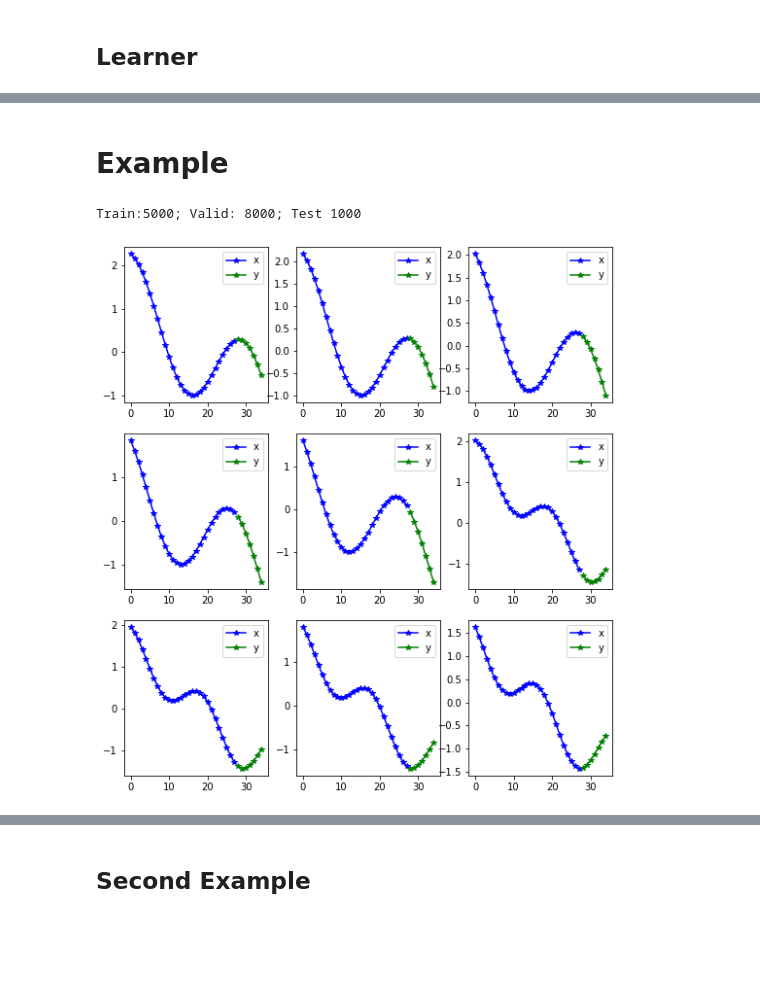
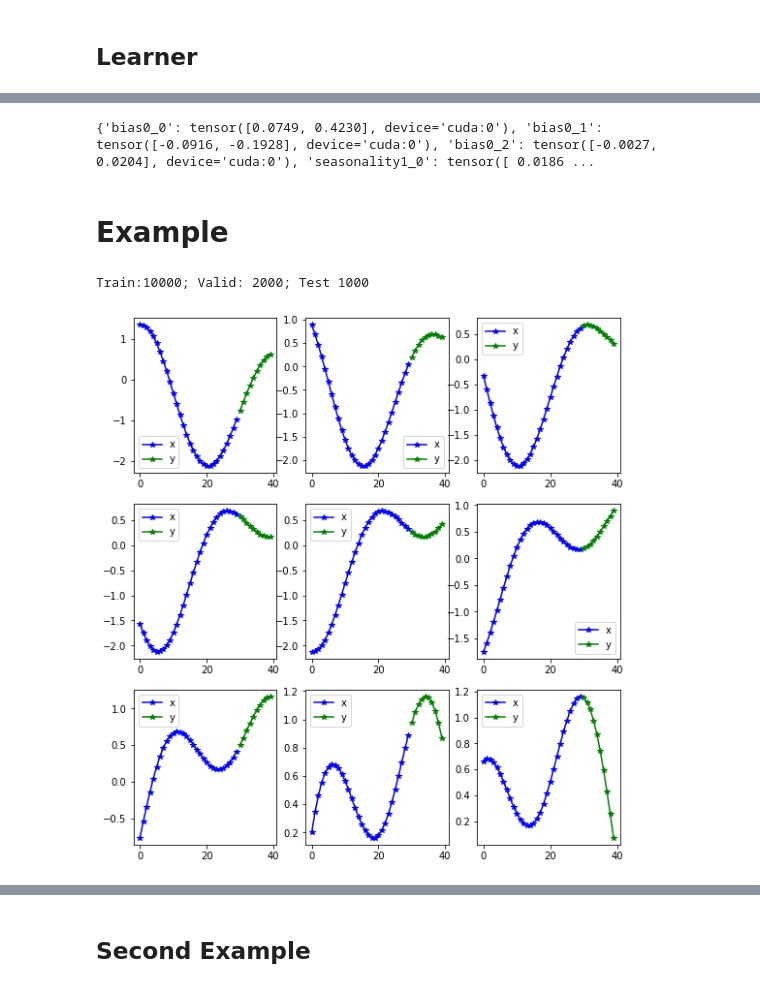
Before and after one commit to takotab/fastseq, a Jupyter notebook: nbs/10_models.nbeats.ipynb, the cells around one changed output, grey strips where cells are left out. Cells and saved outputs as stored; diff of their text form; code cells hidden in the pictures; blank space fills up the shorter version.

```diff
--- a/nbs/10_models.nbeats.ipynb
+++ b/nbs/10_models.nbeats.ipynb
@@ -403,11 +410,15 @@ Train:500; Valid: 800; Test 100
+# %%
+learn.n_beats_trainer.theta_means()
+# %% [output]
+{'bias0_0': tensor([0.0749, 0.4230], device='cuda:0'), 'bias0_1': tensor([-0.0916, -0.1928], device='cuda:0'), 'bias0_2': tensor([-0.0027,  0.0204], device='cuda:0'), 'seasonality1_0': tensor([ 0.0186 ...
 # %% [markdown]
 # Example
 # %%
 from fastseq.data.external import *
-items = dummy_data_generator(50, 10, nrows=1000)
-data = TSDataBunch.from_items(items, horizon = 7)
+items = dummy_data_generator(100, 10, nrows=1000)
+data = TSDataBunch.from_items(items, horizon = 10,lookback = 30, step=5,bs=256)
 data.show_batch()
 # %% [output]
-Train:5000; Valid: 8000; Test 1000
+Train:10000; Valid: 2000; Test 1000
-[figure, old version]
+[figure, new version]
 # %%
```
Also changed, not shown: parts of 23 cells of this notebook, 3 other files.
